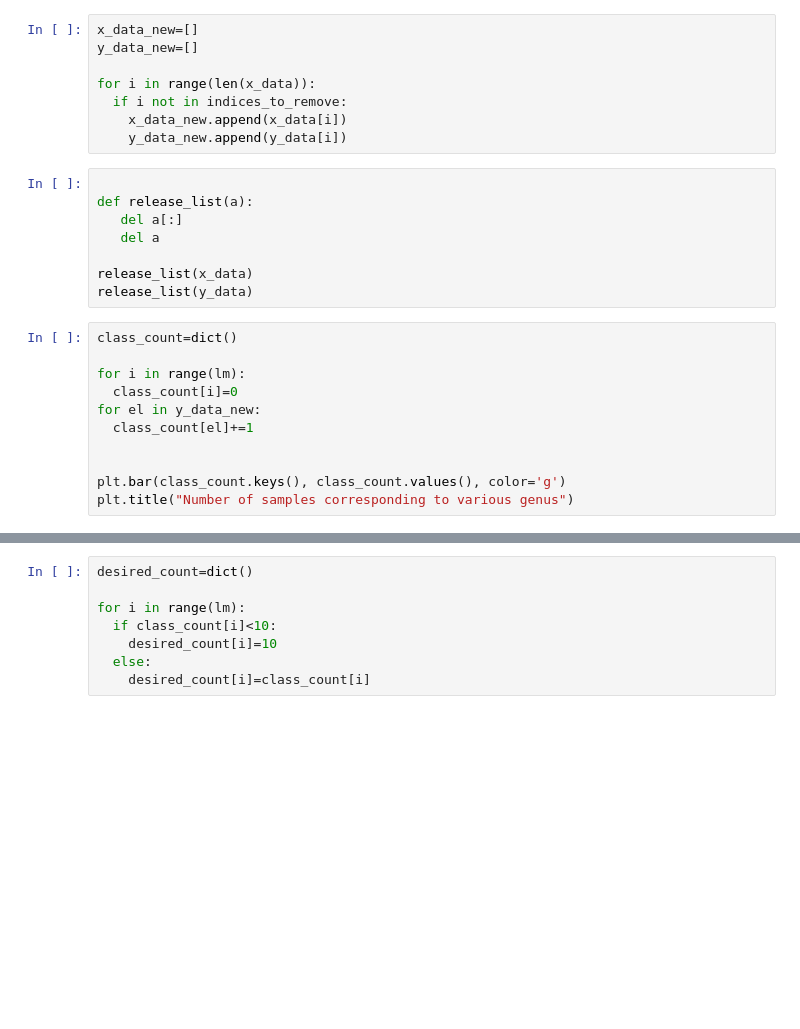
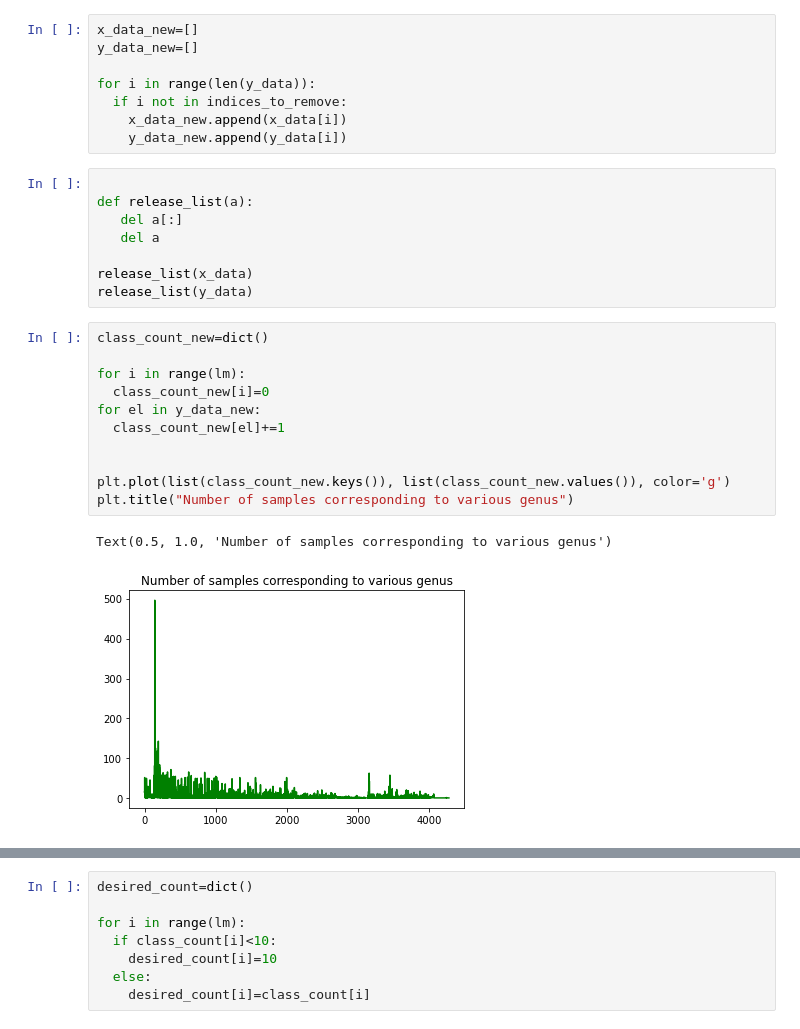
Before and after one commit to Anubhav2017/Genomics_notebooks, a Jupyter notebook: approach_kmer.ipynb, the cells around one changed output, grey strips where cells are left out. Saved outputs shown, nothing was run; the diff lists cells and outputs as text; blank space fills up the shorter version.

```diff
--- a/approach_kmer.ipynb
+++ b/approach_kmer.ipynb
@@ -165,7 +181,7 @@ for el in dominant_classes:
 x_data_new=[]
 y_data_new=[]
 
-for i in range(len(x_data)):
+for i in range(len(y_data)):
   if i not in indices_to_remove:
     x_data_new.append(x_data[i])
     y_data_new.append(y_data[i])
@@ -178,13 +194,16 @@ def release_list(a):
 release_list(x_data)
 release_list(y_data)
 # %%
-class_count=dict()
+class_count_new=dict()
 
 for i in range(lm):
-  class_count[i]=0
+  class_count_new[i]=0
 for el in y_data_new:
-  class_count[el]+=1
+  class_count_new[el]+=1
 
 
-plt.bar(class_count.keys(), class_count.values(), color='g')
+plt.plot(list(class_count_new.keys()), list(class_count_new.values()), color='g')
 plt.title("Number of samples corresponding to various genus")
+# %% [output]
+Text(0.5, 1.0, 'Number of samples corresponding to various genus')
+[figure, added]
```
Also changed, not shown: parts of 7 cells of this notebook.
